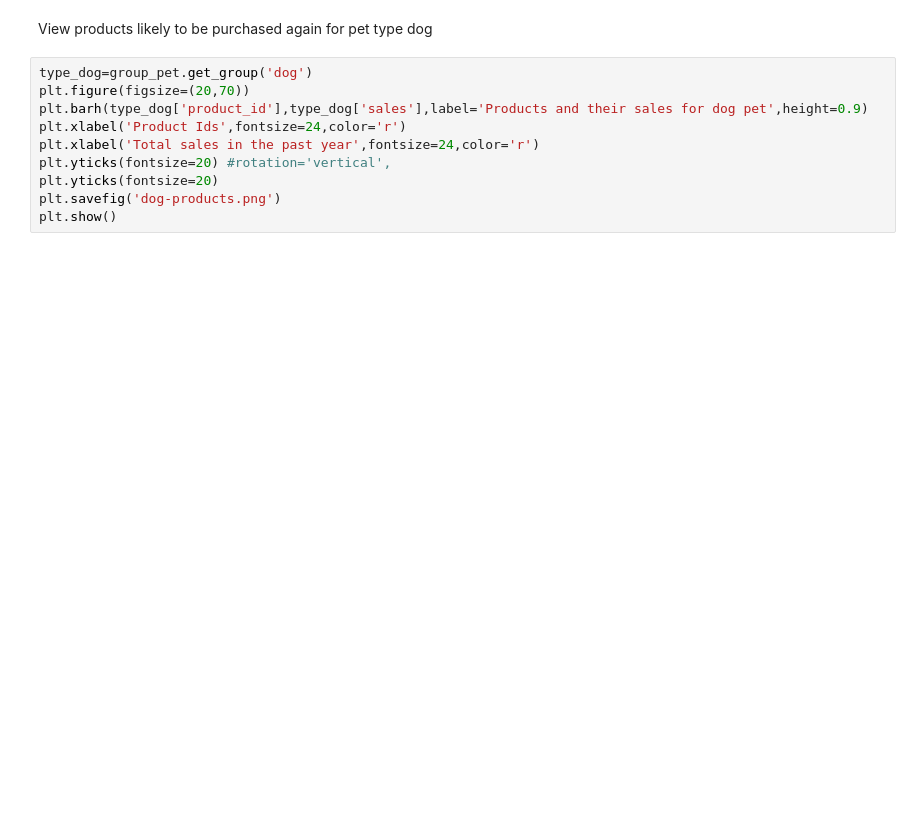
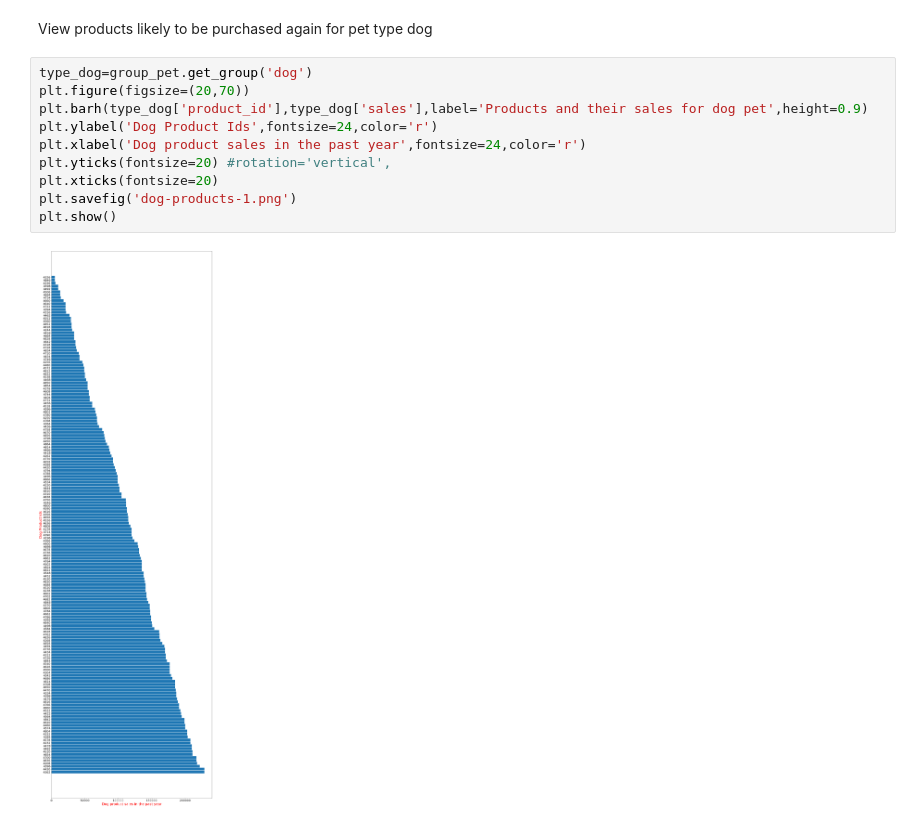
Before and after one commit to Faith-Nchifor/pet-subscription-analysis, a Jupyter notebook: pet-subscription.ipynb, the cells around one changed output. Cells and saved outputs as stored; diff of their text form; blank space fills up the shorter version.

Commit message:
Did more findings
Found the relationship between product categories and sales

```diff
--- a/pet-subscription.ipynb
+++ b/pet-subscription.ipynb
@@ -140,10 +246,12 @@ View products likely to be purchased again for pet type dog
 # %%
 type_dog=group_pet.get_group('dog')
 plt.figure(figsize=(20,70))
 plt.barh(type_dog['product_id'],type_dog['sales'],label='Products and their sales for dog pet',height=0.9)
-plt.xlabel('Product Ids',fontsize=24,color='r')
-plt.xlabel('Total sales in the past year',fontsize=24,color='r')
+plt.ylabel('Dog Product Ids',fontsize=24,color='r')
+plt.xlabel('Dog product sales in the past year',fontsize=24,color='r')
 plt.yticks(fontsize=20) #rotation='vertical',
-plt.yticks(fontsize=20)
-plt.savefig('dog-products.png')
+plt.xticks(fontsize=20)
+plt.savefig('dog-products-1.png')
 plt.show()
+# %% [output]
+[figure, added]
```
Also changed, not shown: parts of 36 cells of this notebook.
